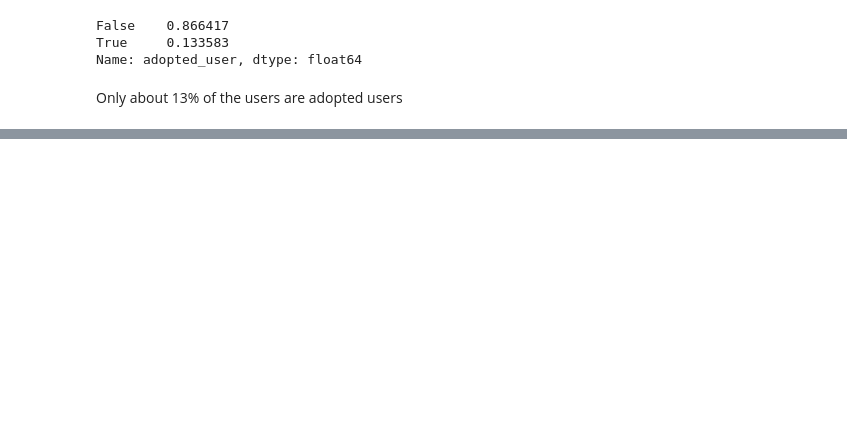
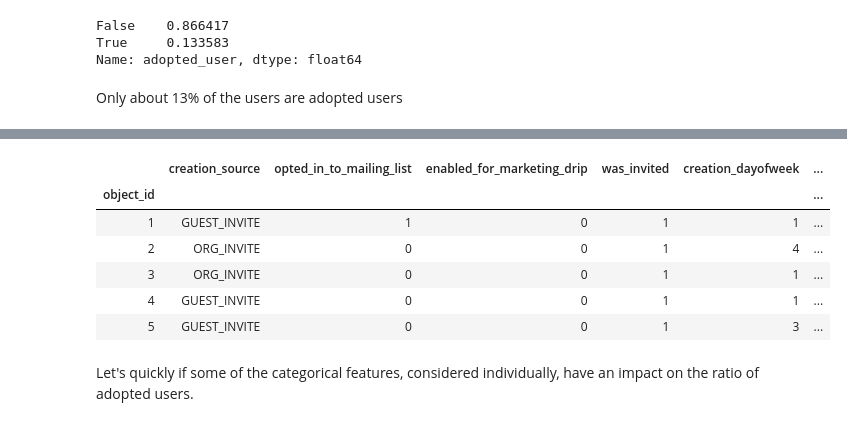
Before and after one commit to adriensaremi/Springboard, a Jupyter notebook: Mini_projects/itw_relax_challenge/notebook.ipynb, the cells around one changed output, grey strips where cells are left out. Cells and saved outputs as stored; diff of their text form; code cells hidden in the pictures; blank space fills up the shorter version.

```diff
--- a/Mini_projects/itw_relax_challenge/notebook.ipynb
+++ b/Mini_projects/itw_relax_challenge/notebook.ipynb
@@ -116,0 +99,2 @@ df.head(7)
+# %%
+adopted_users = pd.read_csv("takehome_adopted_users.csv",encoding = "ISO-8859-1")
@@ -117,3 +132,17 @@ df.head(7)
+# %%
+df = df[['creation_source','opted_in_to_mailing_list','enabled_for_marketing_drip', 'was_invited',
+ 'creation_dayofweek','adopted_user']]
+df.head()
+# %% [output]
+|  | creation_source | opted_in_to_mailing_list | enabled_for_marketing_drip | was_invited | creation_dayofweek | ... |
+| object_id |  |  |  |  |  | ... |
+| 1 | GUEST_INVITE | 1 | 0 | 1 | 1 | ... |
+| 2 | ORG_INVITE | 0 | 0 | 1 | 4 | ... |
+| 3 | ORG_INVITE | 0 | 0 | 1 | 1 | ... |
+| 4 | GUEST_INVITE | 0 | 0 | 1 | 1 | ... |
+| 5 | GUEST_INVITE | 0 | 0 | 1 | 3 | ... |
+# %% [markdown]
+Let's quickly if some of the categorical features, considered individually, have an impact on the ratio of adopted users.
 # %%
 dfca = pd.crosstab(df.creation_source,df.adopted_user)
 dfca = dfca.div(dfca.sum(axis=1), axis=0)
```
Also changed, not shown: parts of 31 cells of this notebook, 4 other files.
